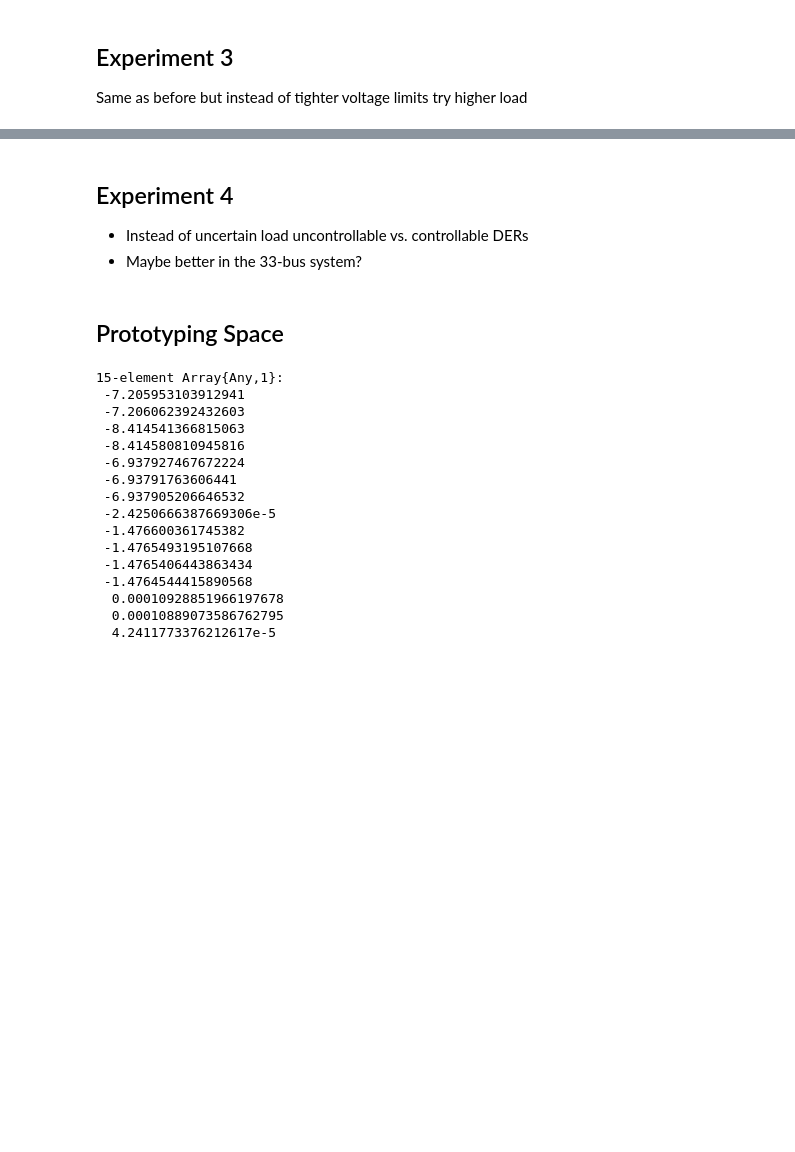
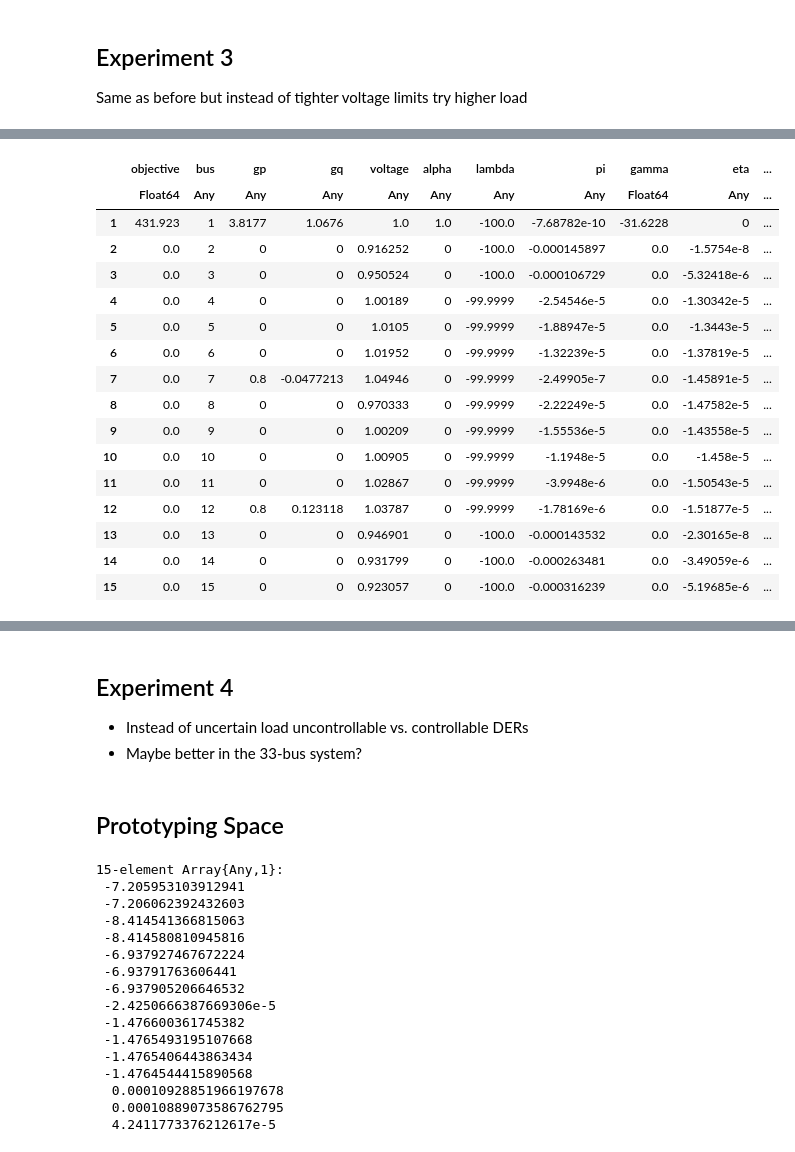
Before and after one commit to mieth-robert/DLMP_uncertainty_CodeSupplement, a Jupyter notebook: case_study.ipynb, the cells around one changed output, grey strips where cells are left out. Drawn from its saved outputs; the diff is of its cells as text; code cells hidden in the pictures; blank space fills up the shorter version.

Commit message:
correct reverse power flow handling

```diff
--- a/case_study.ipynb
+++ b/case_study.ipynb
@@ -409,0 +412,70 @@ Same as before but instead of tighter voltage limits try higher load
+# %%
+experiment3 = Dict()
+
+# Load feeder data
+feeder = load_feeder("data/feeder_data/basecase_noneg/")
+
+# Set up
+relative_std = 0.2
+loads = [b.d_P for b in feeder.buses]
+std_vec = loads .* relative_std
+var_vec = std_vec.^2
+Σ = diagm(0 => var_vec)
+
+# ex3_general_settings
+ex3_general_settings = Dict(
+    "var_vec" => var_vec,
+    "Σ" => Σ,
+    "z_g" => 1.945,
+    "z_v" => 2.576,
+    "toggle_volt_cc" => false,
+    "toggle_gen_cc" => false,
+    "vfac" => 0, # decrease upper bound by factor (1-vfac) and increase lower bound by (1+vfac)
+    "qcfac" => 1,
+    "output_level" => 0,
+    "Ψ" => 0,
+    "loadfac" => 3
+)
+
+# ex3_no_uncert:
+ex3_no_uncert_settings = copy(ex3_general_settings)
+ex3_no_uncert_settings["toggle_volt_cc"] = false
+ex3_no_uncert_settings["toggle_gen_cc"] = false
+
+experiment3["no_uncert"] = Dict(
+    "verbose" => "ex3_no_uncert",
+    "feeder" => feeder,
+    "settings" => ex3_no_uncert_settings,
+)
+
+# ex3_uncert:
+ex3_uncert_settings = copy(ex3_general_settings)
+ex3_uncert_settings["toggle_volt_cc"] = true
+ex3_uncert_settings["toggle_gen_cc"] = true
+experiment3["uncert"] = Dict(
+    "verbose" => "ex3_uncert",
+    "feeder" => feeder,
+    "settings" => ex3_uncert_settings,
+)
+
+# ex3_gen_uncert:
+ex3_uncert_settings = copy(ex3_general_settings)
+ex3_uncert_settings["toggle_volt_cc"] = false
+ex3_uncert_settings["toggle_gen_cc"] = true
+experiment3["gen_uncert"] = Dict(
+    "verbose" => "ex3_gen_uncert",
+    "feeder" => feeder,
+    "settings" => ex3_uncert_settings,
+)
+
+# Run
+experiment3 = run_experiment(experiment3)
+
+# Show results
+sleep(.2) # just to ensure correct printing order
+for case in keys(experiment3)
+    print(">>> Case $case")
+    sleep(.2)
+    display(experiment3[case]["results"])
+end
+# %% [output]
@@ -409,0 +500,17 @@ Same as before but instead of tighter voltage limits try higher load
+|  | objective | bus | gp | gq | voltage | alpha | lambda | pi | gamma | eta | ... |
+|  | Float64 | Any | Any | Any | Any | Any | Any | Any | Float64 | Any | ... |
+| 1 | 431.923 | 1 | 3.8177 | 1.0676 | 1.0 | 1.0 | -100.0 | -7.68782e-10 | -31.6228 | 0 | ... |
+| 2 | 0.0 | 2 | 0 | 0 | 0.916252 | 0 | -100.0 | -0.000145897 | 0.0 | -1.5754e-8 | ... |
+| 3 | 0.0 | 3 | 0 | 0 | 0.950524 | 0 | -100.0 | -0.000106729 | 0.0 | -5.32418e-6 | ... |
+| 4 | 0.0 | 4 | 0 | 0 | 1.00189 | 0 | -99.9999 | -2.54546e-5 | 0.0 | -1.30342e-5 | ... |
+| 5 | 0.0 | 5 | 0 | 0 | 1.0105 | 0 | -99.9999 | -1.88947e-5 | 0.0 | -1.3443e-5 | ... |
+| 6 | 0.0 | 6 | 0 | 0 | 1.01952 | 0 | -99.9999 | -1.32239e-5 | 0.0 | -1.37819e-5 | ... |
+| 7 | 0.0 | 7 | 0.8 | -0.0477213 | 1.04946 | 0 | -99.9999 | -2.49905e-7 | 0.0 | -1.45891e-5 | ... |
+| 8 | 0.0 | 8 | 0 | 0 | 0.970333 | 0 | -99.9999 | -2.22249e-5 | 0.0 | -1.47582e-5 | ... |
+| 9 | 0.0 | 9 | 0 | 0 | 1.00209 | 0 | -99.9999 | -1.55536e-5 | 0.0 | -1.43558e-5 | ... |
+| 10 | 0.0 | 10 | 0 | 0 | 1.00905 | 0 | -99.9999 | -1.1948e-5 | 0.0 | -1.458e-5 | ... |
+| 11 | 0.0 | 11 | 0 | 0 | 1.02867 | 0 | -99.9999 | -3.9948e-6 | 0.0 | -1.50543e-5 | ... |
+| 12 | 0.0 | 12 | 0.8 | 0.123118 | 1.03787 | 0 | -99.9999 | -1.78169e-6 | 0.0 | -1.51877e-5 | ... |
+| 13 | 0.0 | 13 | 0 | 0 | 0.946901 | 0 | -100.0 | -0.000143532 | 0.0 | -2.30165e-8 | ... |
+| 14 | 0.0 | 14 | 0 | 0 | 0.931799 | 0 | -100.0 | -0.000263481 | 0.0 | -3.49059e-6 | ... |
+| 15 | 0.0 | 15 | 0 | 0 | 0.923057 | 0 | -100.0 | -0.000316239 | 0.0 | -5.19685e-6 | ... |
```
Also changed, not shown: parts of 8 cells of this notebook, 5 other files.
